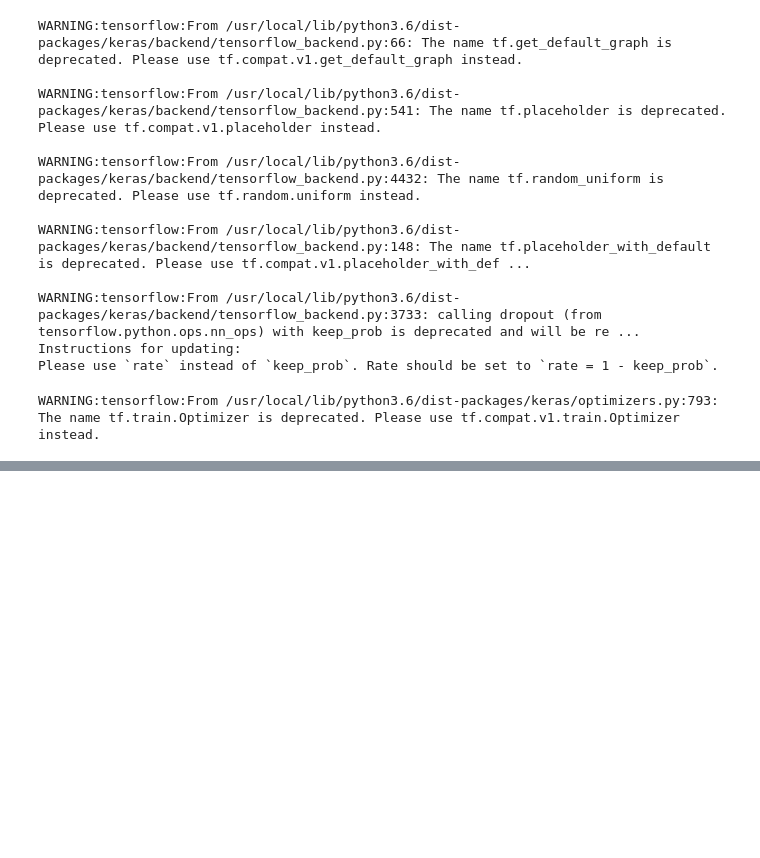
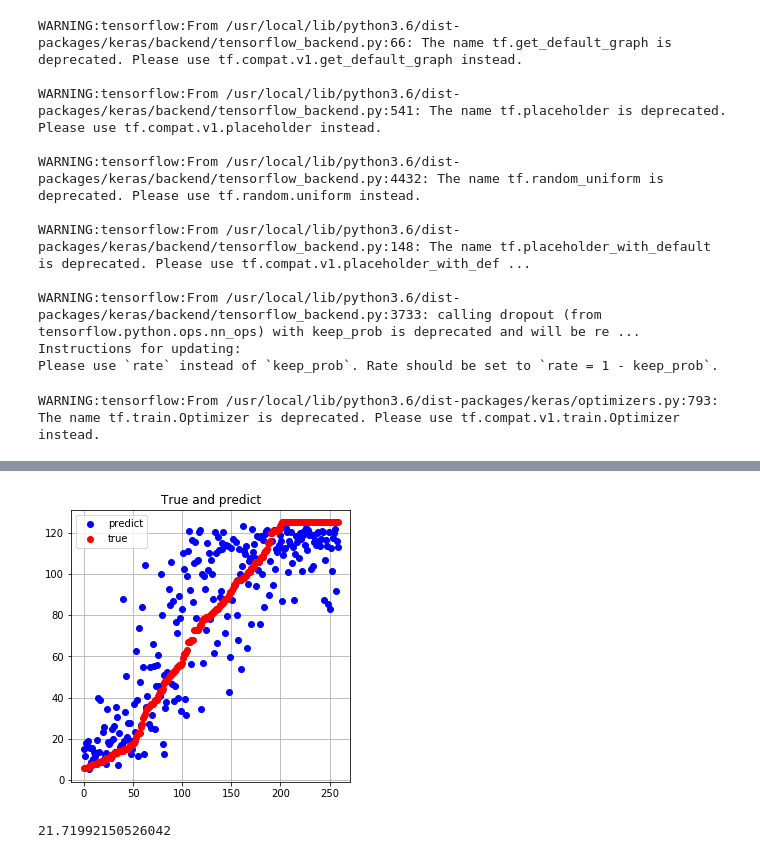
Before and after one commit to farayal/memoria_turbofan, a Jupyter notebook: turbofan.ipynb, the cells around one changed output, grey strips where cells are left out. Cells and saved outputs as stored; diff of their text form; code cells hidden in the pictures; blank space fills up the shorter version.

```diff
--- a/turbofan.ipynb
+++ b/turbofan.ipynb
@@ -375,0 +705,2 @@ print(rmse)
+# %%
+holi_2 = cnnturbofan_2.predict(list2_2)
@@ -375,0 +713,25 @@ print(rmse)
+# %%
+leng = range(259)
+
+#plt.plot(leng, acc, 'r', label='Training accuracy')
+#plt.plot(leng, val_acc, 'b', label='Validation accuracy')
+#plt.title('Training and validation accuracy')
+#plt.legend()
+#plt.figure()
+
+plt.figure(figsize=(5,5))
+plt.grid(True)
+plt.plot(leng, holi_2, 'bo',lw=0.9, label='predict')
+plt.plot(leng, list1_2, 'ro',lw=0.9, label='true')
+plt.title('True and predict')
+plt.legend()
+
+
+plt.show()
+# %% [output]
+[figure, added]
+# %%
+rmse_2 = sqrt(mean_squared_error(holi_2, list1_2))
+print(rmse_2)
+# %% [output]
+21.71992150526042
```
Also changed, not shown: parts of 40 cells of this notebook.
